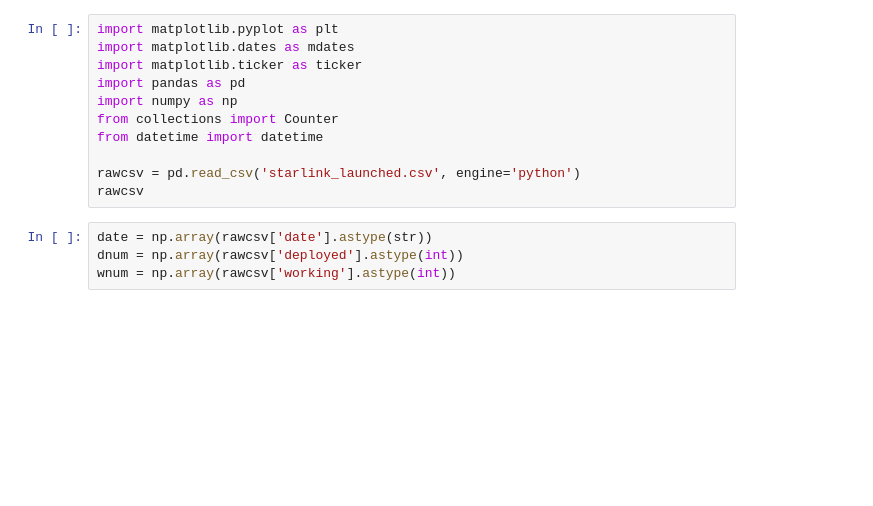
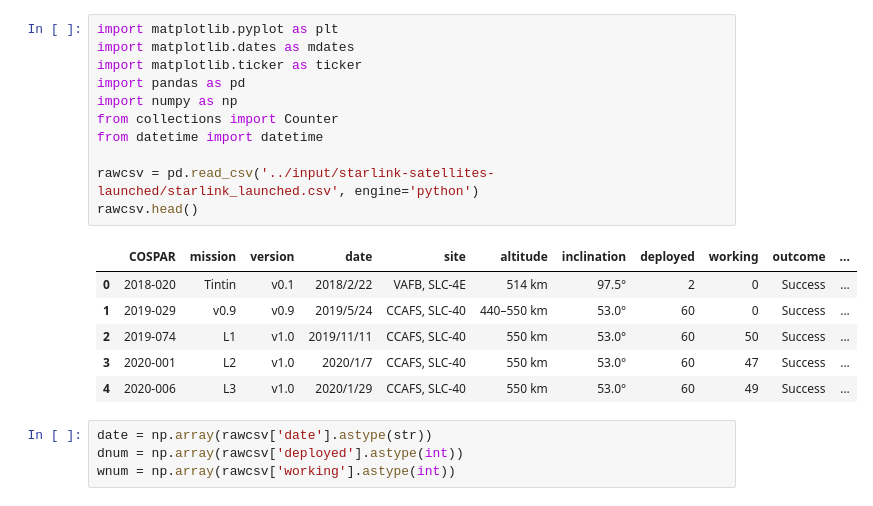
Before and after one commit to ExAxoncel/Starlink-Satellites-Launched-Data-Mining, a Jupyter notebook: starlink-satellites-launched-data-mining.ipynb, the cells around one changed output. Drawn from its saved outputs; the diff is of its cells as text; blank space fills up the shorter version.

Commit message:
Kaggle Notebook | Starlink-Satellites-Launched-Data-Mining | Version 3

```diff
--- a/starlink-satellites-launched-data-mining.ipynb
+++ b/starlink-satellites-launched-data-mining.ipynb
@@ -3,14 +5,21 @@
 # %%
 import matplotlib.pyplot as plt
 import matplotlib.dates as mdates
 import matplotlib.ticker as ticker
 import pandas as pd
 import numpy as np
 from collections import Counter
 from datetime import datetime
 
-rawcsv = pd.read_csv('starlink_launched.csv', engine='python')
-rawcsv
+rawcsv = pd.read_csv('../input/starlink-satellites-launched/starlink_launched.csv', engine='python')
+rawcsv.head()
+# %% [output]
+|  | COSPAR | mission | version | date | site | altitude | inclination | deployed | working | outcome | ... |
+| 0 | 2018-020 | Tintin | v0.1 | 2018/2/22 | VAFB, SLC-4E | 514 km | 97.5° | 2 | 0 | Success | ... |
+| 1 | 2019-029 | v0.9 | v0.9 | 2019/5/24 | CCAFS, SLC-40 | 440–550 km | 53.0° | 60 | 0 | Success | ... |
+| 2 | 2019-074 | L1 | v1.0 | 2019/11/11 | CCAFS, SLC-40 | 550 km | 53.0° | 60 | 50 | Success | ... |
+| 3 | 2020-001 | L2 | v1.0 | 2020/1/7 | CCAFS, SLC-40 | 550 km | 53.0° | 60 | 47 | Success | ... |
+| 4 | 2020-006 | L3 | v1.0 | 2020/1/29 | CCAFS, SLC-40 | 550 km | 53.0° | 60 | 49 | Success | ... |
 # %%
 date = np.array(rawcsv['date'].astype(str))
 dnum = np.array(rawcsv['deployed'].astype(int))
```
Also changed, not shown: parts of 7 cells of this notebook.
